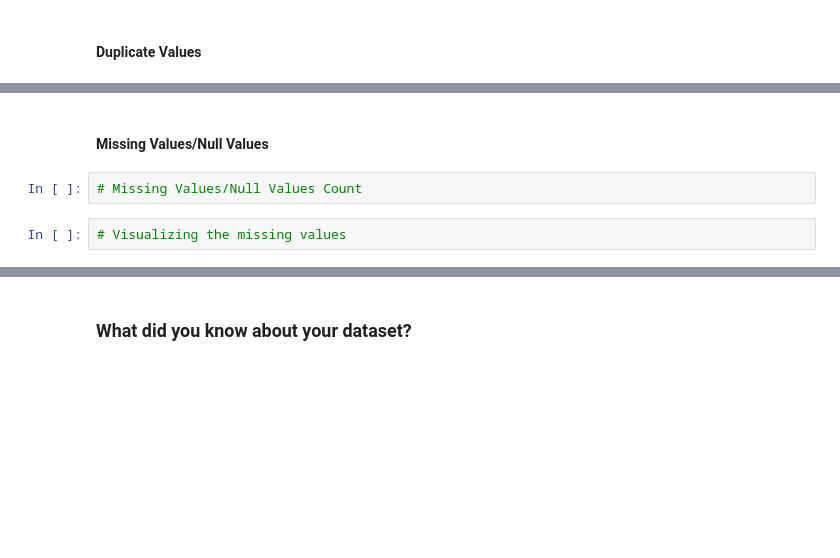
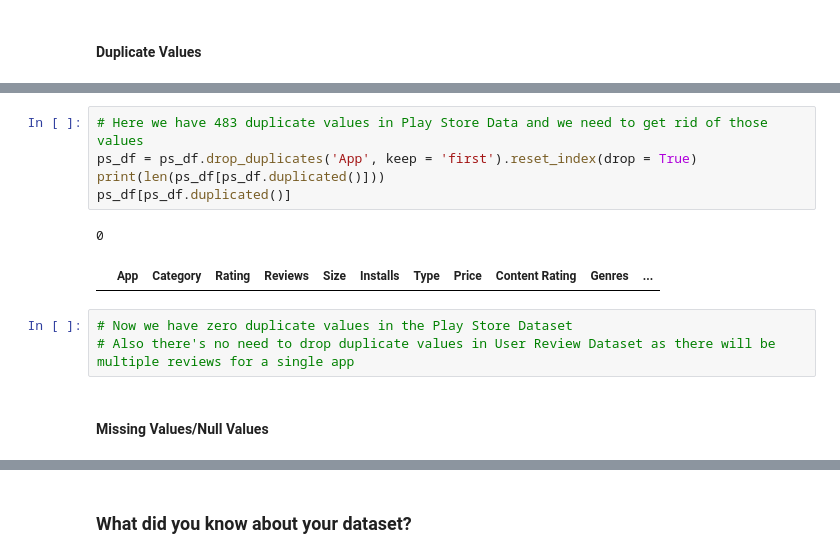
Before and after one commit to gawandegaurav60/Play-Store-Review-Analysis-EDA, a Jupyter notebook: Play_Store_App_Review_Exploratory_Data_Analysis.ipynb, the cells around one changed output, grey strips where cells are left out. Saved outputs shown, nothing was run; the diff lists cells and outputs as text; blank space fills up the shorter version.

```diff
--- a/Play_Store_App_Review_Exploratory_Data_Analysis.ipynb
+++ b/Play_Store_App_Review_Exploratory_Data_Analysis.ipynb
@@ -137,6 +192,13 @@ ur_df
+# %%
+# Here we have 483 duplicate values in Play Store Data and we need to get rid of those values
+ps_df = ps_df.drop_duplicates('App', keep = 'first').reset_index(drop = True)
+print(len(ps_df[ps_df.duplicated()]))
+ps_df[ps_df.duplicated()]
+# %% [output]
+0
+|  | App | Category | Rating | Reviews | Size | Installs | Type | Price | Content Rating | Genres | ... |
+# %%
+# Now we have zero duplicate values in the Play Store Dataset
+# Also there's no need to drop duplicate values in User Review Dataset as there will be multiple reviews for a single app
 # %% [markdown]
 #### Missing Values/Null Values
-# %%
-# Missing Values/Null Values Count
-# %%
-# Visualizing the missing values
```
Also changed, not shown: parts of 15 cells of this notebook.
